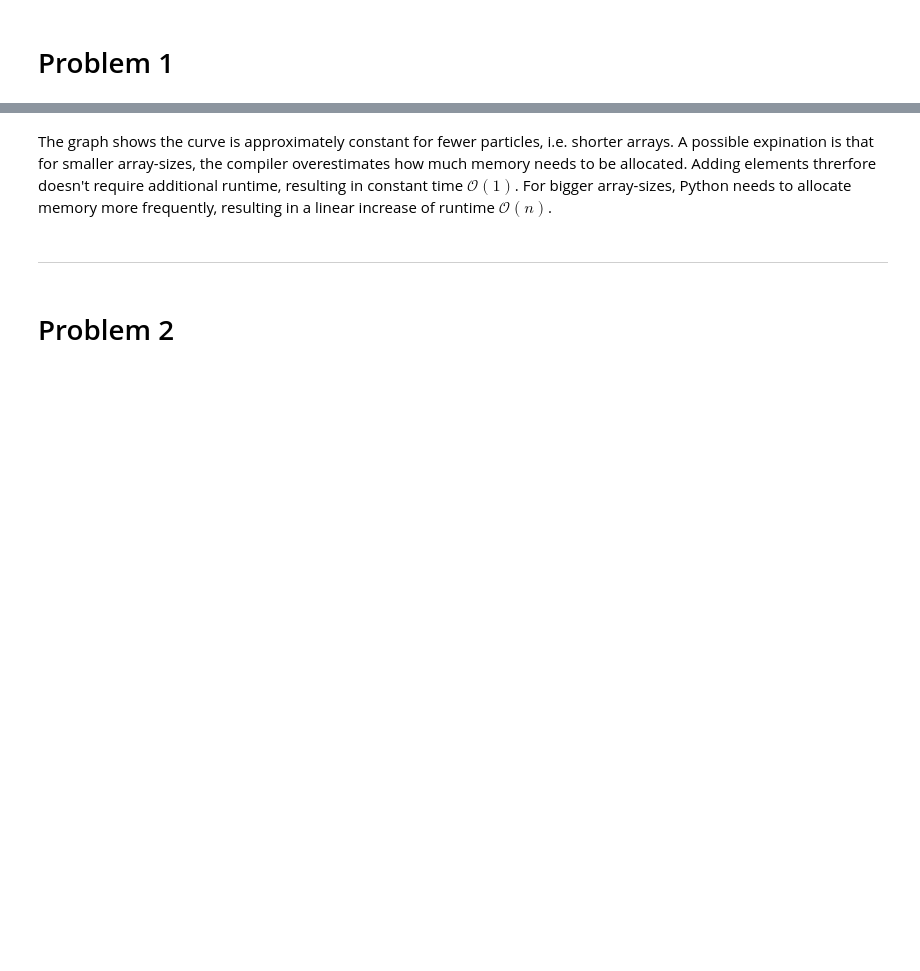
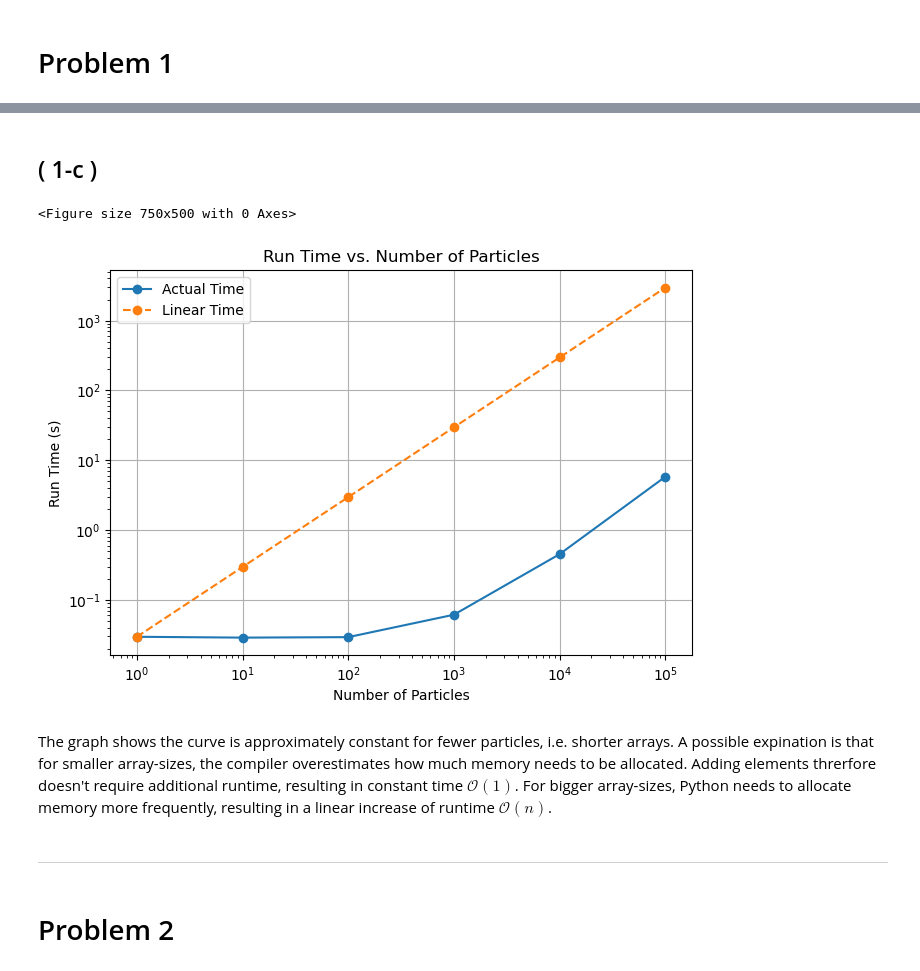
Before and after one commit to TrymSaether/Particle-transport-with-ocean-currents, a Jupyter notebook: eksempelkode.ipynb, the cells around one changed output, grey strips where cells are left out. Cells and saved outputs as stored; diff of their text form; code cells hidden in the pictures; blank space fills up the shorter version.

```diff
--- a/eksempelkode.ipynb
+++ b/eksempelkode.ipynb
@@ -548,3 +573,25 @@ plot_times(Np_values, linear_times, times)
+# %% [markdown]
+## ( 1-c )
+# %%
+dt = 0.01
+T = [0, 10]
+Np_values = [1, 10, 100, 1000, 10000, 100000]
+times, linear_times, = run_timing_test(velocity, T=T, Np_values=Np_values, dt=0.01)
+
+fig, ax = plt.subplots(figsize=(7.5, 5))
+ax.plot(Np_values, times, marker="o", label="Actual Time")
+ax.plot(Np_values, linear_times, marker="o", linestyle="--", label="Linear Time")
+ax.set_title("Run Time vs. Number of Particles")
+ax.set_xlabel("Number of Particles")
+ax.set_ylabel("Run Time (s)")
+ax.set_xscale("log")
+ax.set_yscale("log")
+ax.legend()
+plt.grid(True)
+plt.show();
+# %% [output]
+<Figure size 750x500 with 0 Axes>
+[figure, added]
 # %% [markdown]
 The graph shows the curve is approximately constant for fewer particles, i.e. shorter arrays. A possible expination is that for smaller array-sizes, the compiler overestimates how much memory needs to be allocated. Adding elements threrfore doesn't require additional runtime, resulting in constant time $\mathcal{O}(1)$. For bigger array-sizes, Python needs to allocate memory more frequently, resulting in a linear increase of runtime $\mathcal{O}(n)$.
 # %% [markdown]
```
Also changed, not shown: parts of 38 cells of this notebook, 5 other files.
